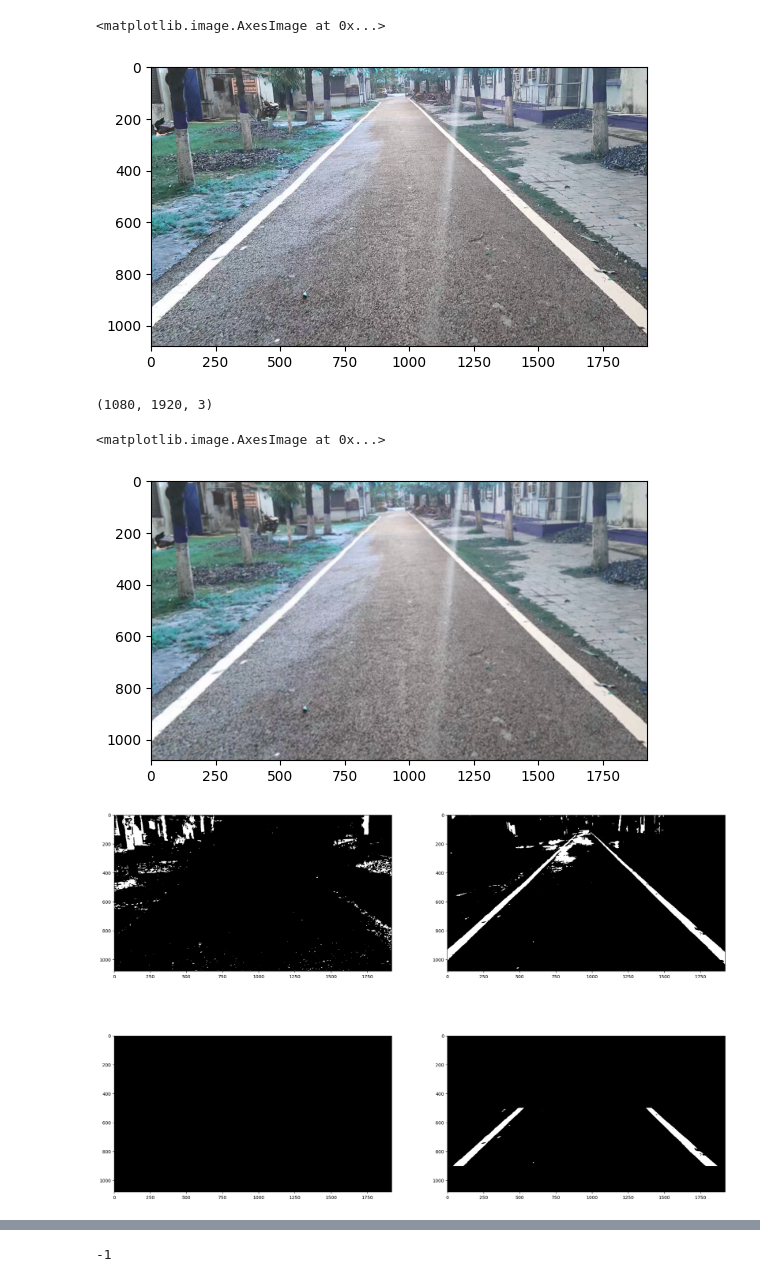
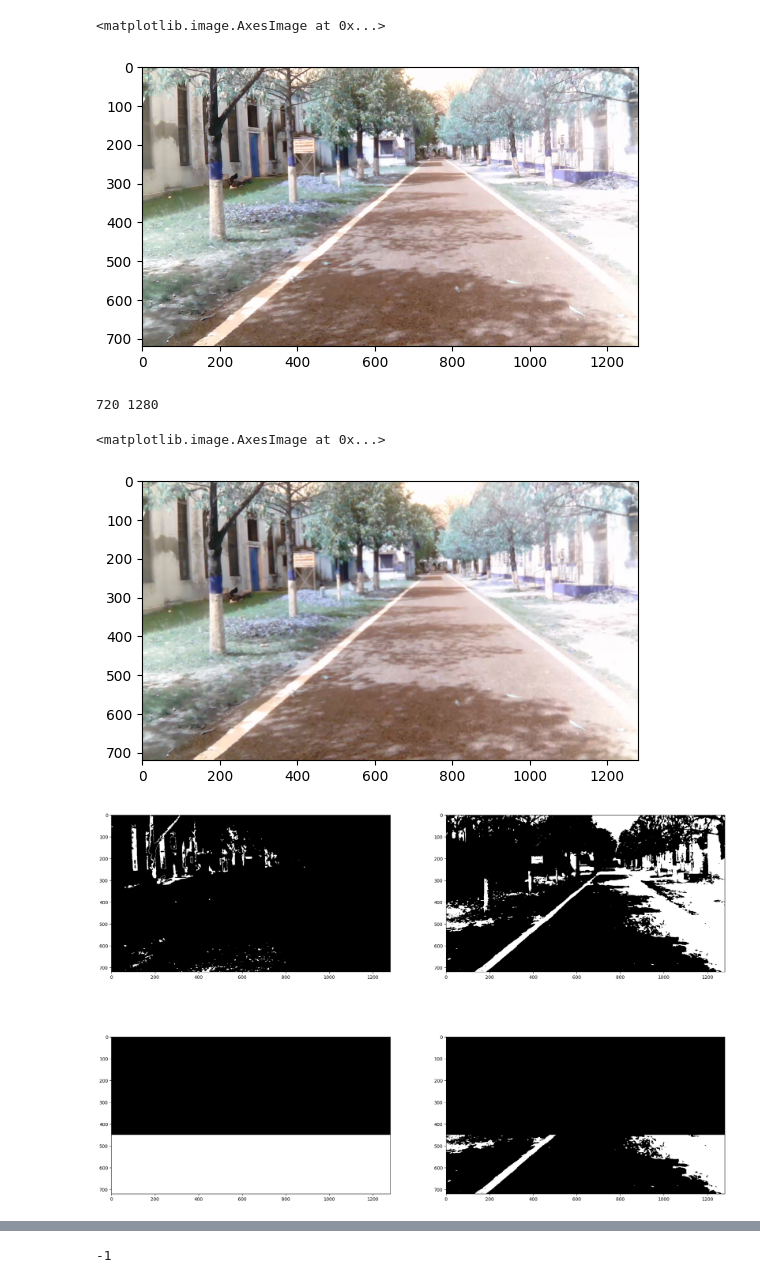
Before and after one commit to prayashdash1729/Averera-Segmentation-and-OpenCV-, a Jupyter notebook: new_exp.ipynb, the cells around one changed output, grey strips where cells are left out. Cells and saved outputs as stored; diff of their text form; code cells hidden in the pictures.

```diff
--- a/new_exp.ipynb
+++ b/new_exp.ipynb
@@ -15,22 +28,23 @@ while cap.isOpened():
 # %%
-frame = cv2.imread("new_road_frames/new_road_1400.jpg")
+frame = cv2.imread("test_vid2_frames/test_vid2_300.jpg")
 plt.imshow(frame)
 # %% [output]
 <matplotlib.image.AxesImage at 0x...>
-[figure, old version]
+[figure, new version]
-# %%
-frame.shape
-# %% [output]
-(1080, 1920, 3)
+# %%
+height, width, ch_ = frame.shape
+print(height, width)
+# %% [output]
+720 1280
 # %%
 # lane_image = mpimg.imread('lane_junior_frames/lane_juniors_frame110.jpg')
 # print(lane_image.shape)
 img = np.copy(frame)
-img = cv2.GaussianBlur(img, (11,11), 0)
+img = cv2.GaussianBlur(img, (5,5), 0)
 plt.imshow(img)
 # %% [output]
 <matplotlib.image.AxesImage at 0x...>
-[figure, old version]
+[figure, new version]
 # %%
 def threshold_rel(img, lo, hi):
     vmin = np.min(img)
@@ -78,27 +92,28 @@ def test(img):
     ax1 = f.add_subplot(2, 2, 1)
     ax1.imshow(threshold_abs(l_channel, 50, 80), vmin=0, vmax=255, cmap='gray')
     ax2 = f.add_subplot(2, 2, 2)
-    ax2.imshow(threshold_rel(v_channel, 0.83, 1.0), vmin=0, vmax=255, cmap='gray')
+    ax2.imshow(threshold_rel(v_channel, 0.85, 1.0), vmin=0, vmax=255, cmap='gray')
     # ax1.imshow(tmp)
     res1 = threshold_abs(l_channel, 50, 80)
-    res2 = threshold_rel(v_channel, 0.83, 1.0)
+    res2 = threshold_rel(v_channel, 0.85, 1.0)
     lanes = res1 & res2
     ax3 = f.add_subplot(2, 2, 3)
-    ax3.imshow(lanes, vmin=0, vmax=255, cmap='gray')
     # ax2.imshow(h_channel, vmin=0, vmax=255, cmap='gray')
 
     height, width = img.shape[0], img.shape[1]
     region_of_interest = np.array([
-        [(400, 500), (0, 900), (width, 900), (1600, 500)]
+        [(200, 500), (0, height), (width, height), (1800, 500)]
         ])
     mask = np.zeros_like(lanes)
-    cv2.fillConvexPoly(mask, region_of_interest, 255)
+    # cv2.fillConvexPoly(mask, region_of_interest, 255)
+    mask[450:height, :] = 255
+    ax3.imshow(mask, vmin=0, vmax=255, cmap='gray')
     # ax3.imshow(mask, vmin=0, vmax=255, cmap='gray')
     # ax3.imshow(v_channel, vmin=0, vmax=255, cmap='gray')
 #     print(lanes.shape)
 #     print(mask.shape)
     lane_lines = res2 & mask
-    lane_lines[:700,1300] = 0
+    # lane_lines[:700,1300] = 0
 
     ax4 = f.add_subplot(2, 2, 4)
     ax4.imshow(lane_lines, vmin=0, vmax=255, cmap='gray')
@@ -106,7 +121,7 @@ def test(img):
 
 test(img)
 # %% [output]
-[figure, old version]
+[figure, new version]
 # %%
 plt.imshow(img)
 # %% [output]
```
Also changed, not shown: parts of 16 cells of this notebook, 4 other files.
